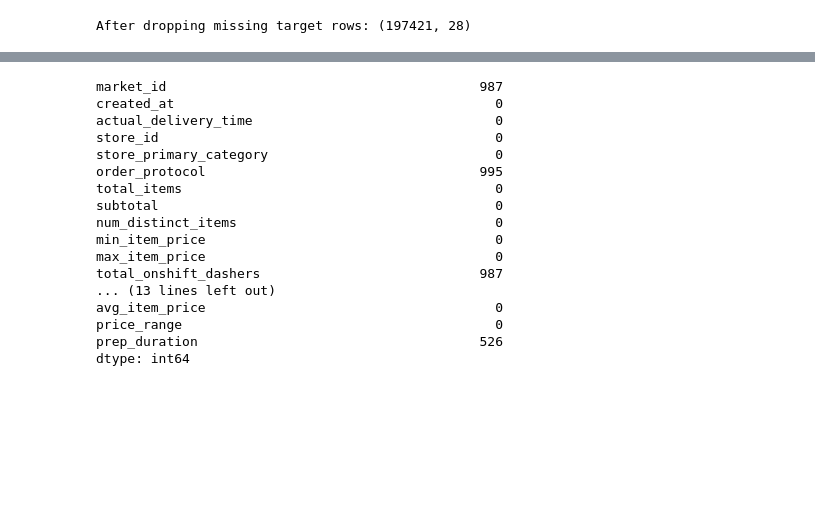
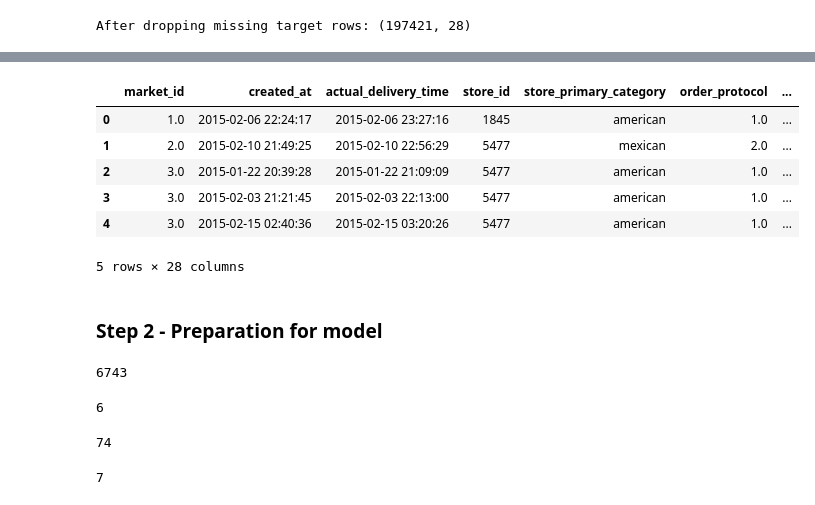
Before and after one commit to abir171915/DoorDash-delivery-time-prediction-, a Jupyter notebook: fulleda.ipynb, the cells around one changed output, grey strips where cells are left out. Cells and saved outputs as stored; diff of their text form; code cells hidden in the pictures; blank space fills up the shorter version.

Commit message:
data preparation completed

```diff
--- a/fulleda.ipynb
+++ b/fulleda.ipynb
@@ -140,9 +140,10 @@ print("After dropping missing target rows:", df.shape)
 After dropping missing target rows: (197421, 28)
 # %%
 # 2. Impute total_onshift_dashers, total_busy_dashers, total_outstanding_orders
-#    using median grouped by market_id (dasher counts vary by market)
+#    group by market_id median, fallback to global median for rows where market_id is null
 for col in ["total_onshift_dashers", "total_busy_dashers", "total_outstanding_orders"]:
     df[col] = df.groupby("market_id")[col].transform(lambda x: x.fillna(x.median()))
+    df[col] = df[col].fillna(df[col].median())  # fallback for null market_id rows
 
 print("Remaining nulls in dasher columns:")
 print(df[["total_onshift_dashers", "total_busy_dashers", "total_outstanding_orders"]].isnull().sum())
@@ -154,7 +155,7 @@ total_outstanding_orders    987
 dtype: int64
 # %%
-# 3. Fill categorical nulls
-df["store_primary_category"] = df["store_primary_category"].fillna("unknown")
+# 3. Fill categorical nulls with mode (most frequent category)
+df["store_primary_category"] = df["store_primary_category"].fillna(df["store_primary_category"].mode()[0])
 df["order_protocol"] = df["order_protocol"].fillna(df["order_protocol"].mode()[0])
 
 # 4. Fill estimated_store_to_consumer_driving_duration with market median, fallback to global median
@@ -164,10 +165,14 @@ df["estimated_store_to_consumer_driving_duration"] = df["estimated_store_to_cons
 # Recompute non_prep_duration after filling its dependency
 df["non_prep_duration"] = df["estimated_order_place_duration"] + df["estimated_store_to_consumer_driving_duration"]
 # %%
-# 4. Recompute ratio features now that dasher columns are imputed
-df["busy_dasher_ratio"] = df["total_busy_dashers"] / df["total_onshift_dashers"]
-df["orders_per_dasher"] = df["total_outstanding_orders"] / df["total_onshift_dashers"]
+# 5. Recompute ratio features now that dasher columns are fully imputed
+#    replace 0 in denominator to avoid 0/0 = NaN, then fill with 0
+df["busy_dasher_ratio"] = (df["total_busy_dashers"] / df["total_onshift_dashers"].replace(0, np.nan)).fillna(0)
+df["orders_per_dasher"] = (df["total_outstanding_orders"] / df["total_onshift_dashers"].replace(0, np.nan)).fillna(0)
 df["free_dashers"] = df["total_onshift_dashers"] - df["total_busy_dashers"]
+
+# Recompute prep_duration now that all dependencies are clean
+df["prep_duration"] = df["delivery_duration"] - df["non_prep_duration"]
 # %%
 # 5. Final check — confirm no missing values remain
 df.isnull().sum()
@@ -191,21 +196,29 @@ prep_duration                                    526
 dtype: int64
-# %%
-df.isnull().sum()
-# %% [output]
-market_id                                        987
-created_at                                         0
-actual_delivery_time                               0
-store_id                                           0
-store_primary_category                             0
-order_protocol                                   995
-total_items                                        0
-subtotal                                           0
-num_distinct_items                                 0
-min_item_price                                     0
-max_item_price                                     0
-total_onshift_dashers                            987
-... (13 lines left out)
-avg_item_price                                     0
-price_range                                        0
-prep_duration                                    526
-dtype: int64
+# %%
+df.head()
+# %% [output]
+|  | market_id | created_at | actual_delivery_time | store_id | store_primary_category | order_protocol | ... |
+| 0 | 1.0 | 2015-02-06 22:24:17 | 2015-02-06 23:27:16 | 1845 | american | 1.0 | ... |
+| 1 | 2.0 | 2015-02-10 21:49:25 | 2015-02-10 22:56:29 | 5477 | mexican | 2.0 | ... |
+| 2 | 3.0 | 2015-01-22 20:39:28 | 2015-01-22 21:09:09 | 5477 | american | 1.0 | ... |
+| 3 | 3.0 | 2015-02-03 21:21:45 | 2015-02-03 22:13:00 | 5477 | american | 1.0 | ... |
+| 4 | 3.0 | 2015-02-15 02:40:36 | 2015-02-15 03:20:26 | 5477 | american | 1.0 | ... |
+5 rows × 28 columns
+# %% [markdown]
+### Step 2 - Preparation for model
+# %%
+df["store_id"].nunique()
+# %% [output]
+6743
+# %%
+df["market_id"].nunique()
+# %% [output]
+6
+# %%
+df["store_primary_category"].nunique()
+# %% [output]
+74
+# %%
+df["order_protocol"].nunique()
+# %% [output]
+7
```
Also changed, not shown: parts of 7 cells of this notebook.
